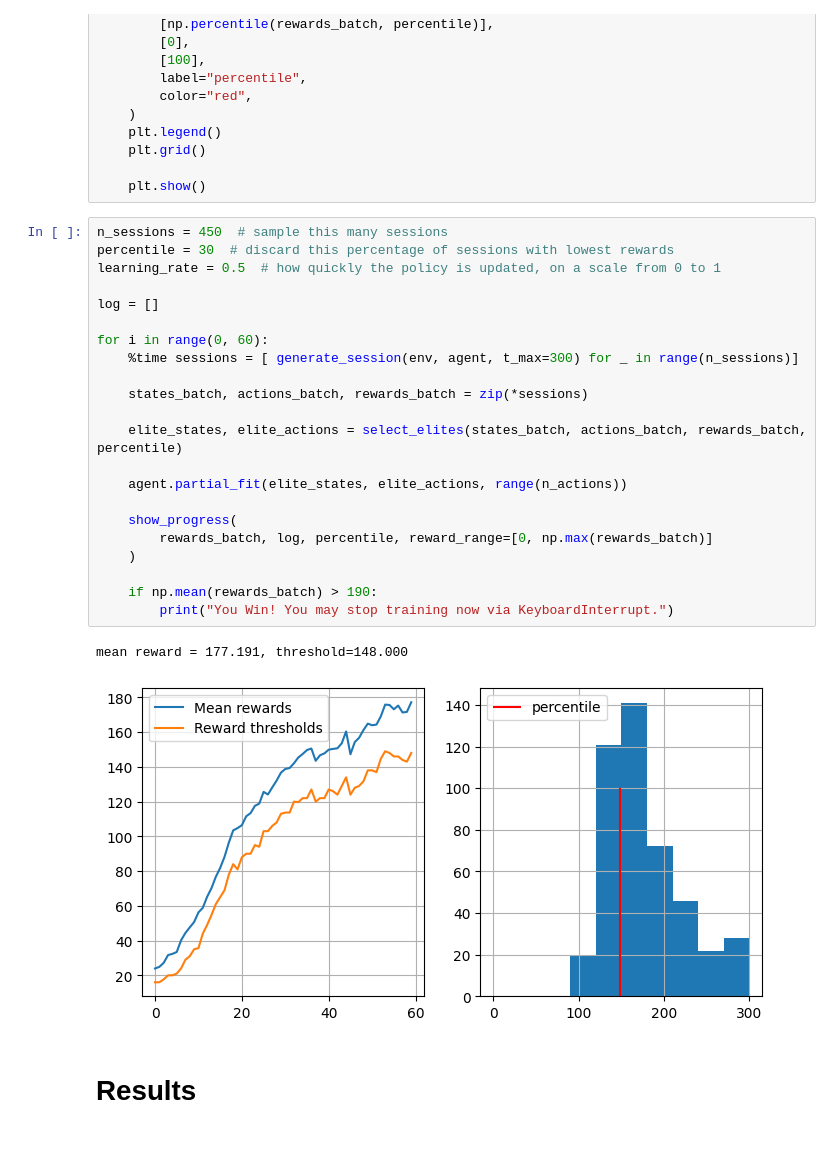
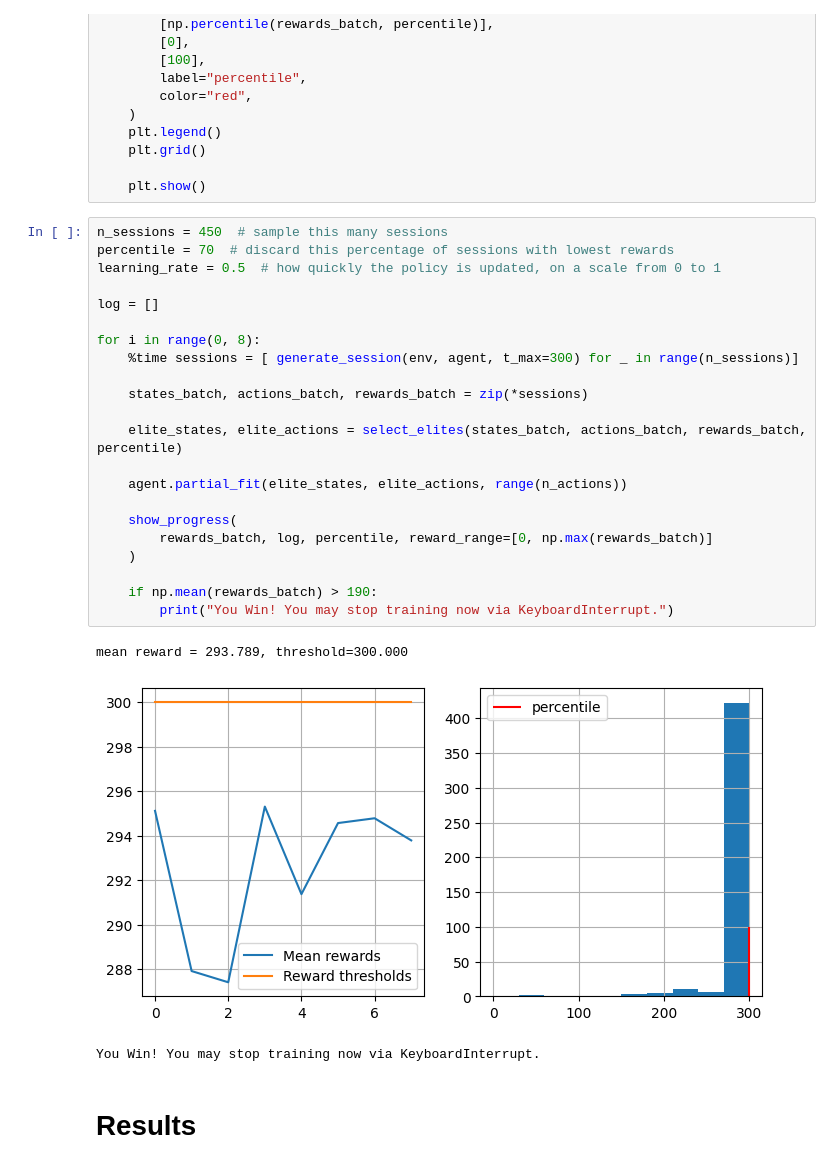
Before and after one commit to GorbatovNik/Practical_RL, a Jupyter notebook: week01_intro/deep_crossentropy_method.ipynb, the cells around one changed output. Drawn from its saved outputs; the diff is of its cells as text.

```diff
--- a/week01_intro/deep_crossentropy_method.ipynb
+++ b/week01_intro/deep_crossentropy_method.ipynb
@@ -211,29 +211,30 @@ def show_progress(rewards_batch, log, percentile, reward_range=[-990, +10]):
     plt.show()
 # %%
 n_sessions = 450  # sample this many sessions
-percentile = 30  # discard this percentage of sessions with lowest rewards
+percentile = 70  # discard this percentage of sessions with lowest rewards
 learning_rate = 0.5  # how quickly the policy is updated, on a scale from 0 to 1
 
 log = []
 
-for i in range(0, 60):
+for i in range(0, 8):
     %time sessions = [ generate_session(env, agent, t_max=300) for _ in range(n_sessions)]
 
     states_batch, actions_batch, rewards_batch = zip(*sessions)
 
     elite_states, elite_actions = select_elites(states_batch, actions_batch, rewards_batch, percentile)
 
     agent.partial_fit(elite_states, elite_actions, range(n_actions))
 
     show_progress(
         rewards_batch, log, percentile, reward_range=[0, np.max(rewards_batch)]
     )
 
     if np.mean(rewards_batch) > 190:
         print("You Win! You may stop training now via KeyboardInterrupt.")
 # %% [output]
-mean reward = 177.191, threshold=148.000
+mean reward = 293.789, threshold=300.000
-[figure, old version]
+[figure, new version]
+You Win! You may stop training now via KeyboardInterrupt.
 # %% [markdown]
 # Results
 # %%
```
